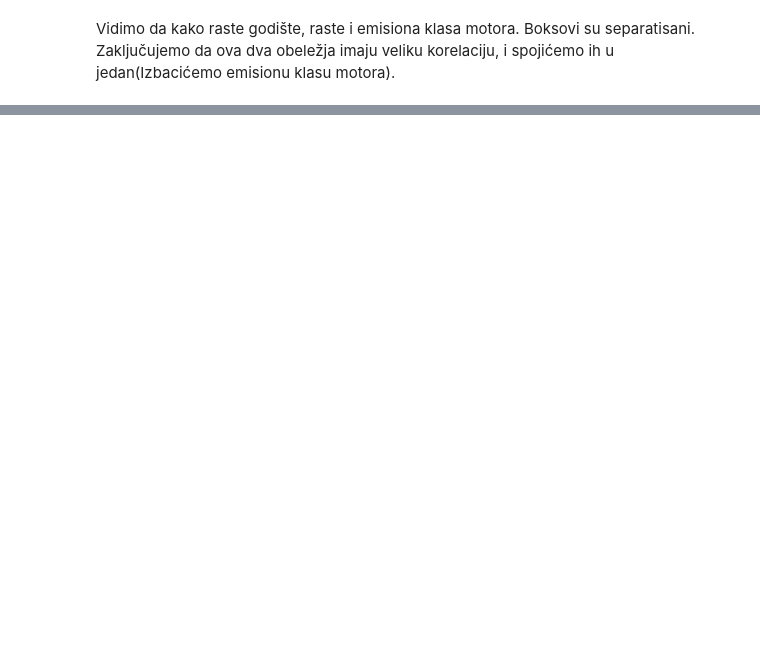
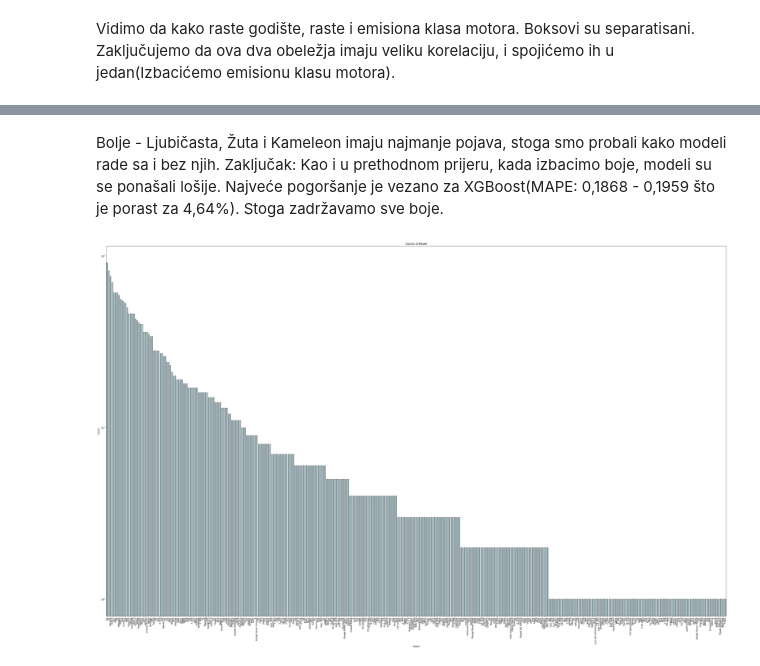
Before and after one commit to boskokul/CarPricePredictor, a Jupyter notebook: SIAP_EDA.ipynb, the cells around one changed output, grey strips where cells are left out. Cells and saved outputs as stored; diff of their text form; code cells hidden in the pictures; blank space fills up the shorter version.

```diff
--- a/SIAP_EDA.ipynb
+++ b/SIAP_EDA.ipynb
@@ -146,0 +156,14 @@ Vidimo da kako raste godište, raste i emisiona klasa motora. Boksovi su separat
+# %% [markdown]
+Bolje - Ljubičasta, Žuta i Kameleon imaju najmanje pojava, stoga smo probali kako modeli rade sa i bez njih.
+Zaključak: Kao i u prethodnom prijeru, kada izbacimo boje, modeli su se ponašali lošije.
+Najveće pogoršanje je vezano za XGBoost(MAPE: 0,1868 - 0,1959 što je porast za 4,64%). Stoga zadržavamo sve boje.
+# %%
+plt.figure(figsize=(50, 30))
+df['Model'].value_counts().plot(kind='bar', color='lightblue', edgecolor='black')
+plt.title('Counts of Model')
+plt.xlabel('Model')
+plt.yscale('log')
+plt.ylabel('Count')
+plt.show()
+# %% [output]
+[figure, added]
```
Also changed, not shown: parts of 15 cells of this notebook, 2 other files.
